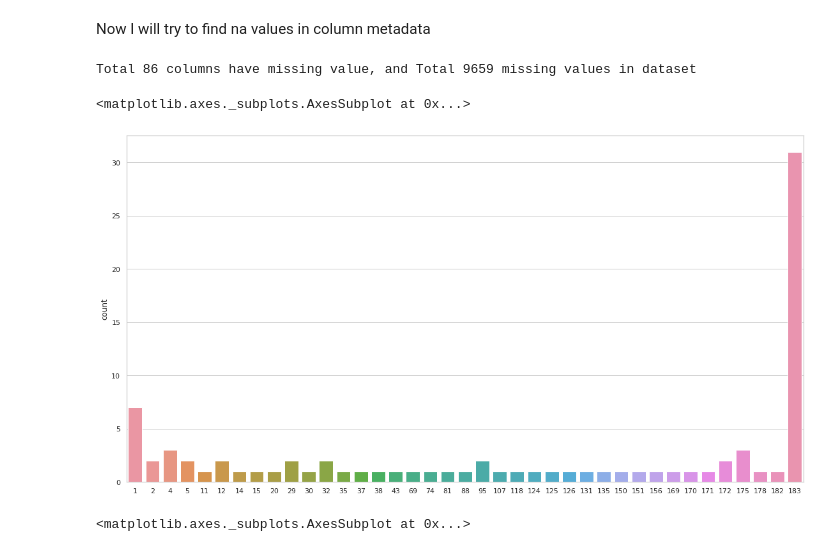
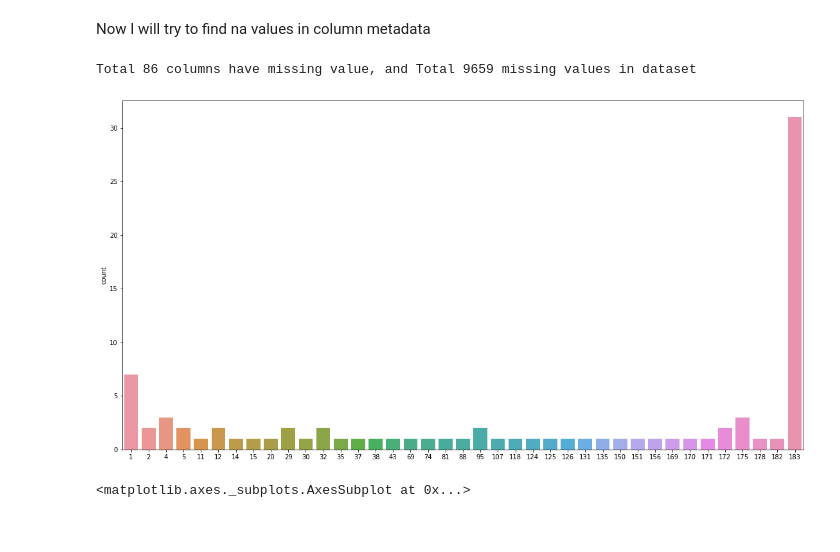
Before and after one commit to kaish114/Elucidata-Assignment-Internship, a Jupyter notebook: Elucidata_Assignment.ipynb, the cells around one changed output. Cells and saved outputs as stored; diff of their text form; code cells hidden in the pictures.

```diff
--- a/Elucidata_Assignment.ipynb
+++ b/Elucidata_Assignment.ipynb
@@ -189,15 +201,14 @@ Now I will try to find na values in column metadata
 # %%
 # Number of missing values in each column of column_metadata
 missing_val = (column_metadata.isnull().sum())
 missing_val_col = missing_val[missing_val > 0].sort_values(ascending=False)
 print(f"Total {len(missing_val_col)} columns have missing value, and",
       f"Total {column_metadata.isnull().sum().sum()} missing values in dataset")
 plt.figure(figsize=(19, 10))
-sns.countplot(data=missing_val_col, x= missing_val_col )
+ax = sns.countplot(data=missing_val_col, x= missing_val_col )
 # %% [output]
 Total 86 columns have missing value, and Total 9659 missing values in dataset
-<matplotlib.axes._subplots.AxesSubplot at 0x...>
-[figure, old version]
+[figure, new version]
 # %%
 plt.figure(figsize=(19, 10))
 sns.heatmap(column_metadata.isnull(), cbar=False)
```
Also changed, not shown: parts of 10 cells of this notebook.
